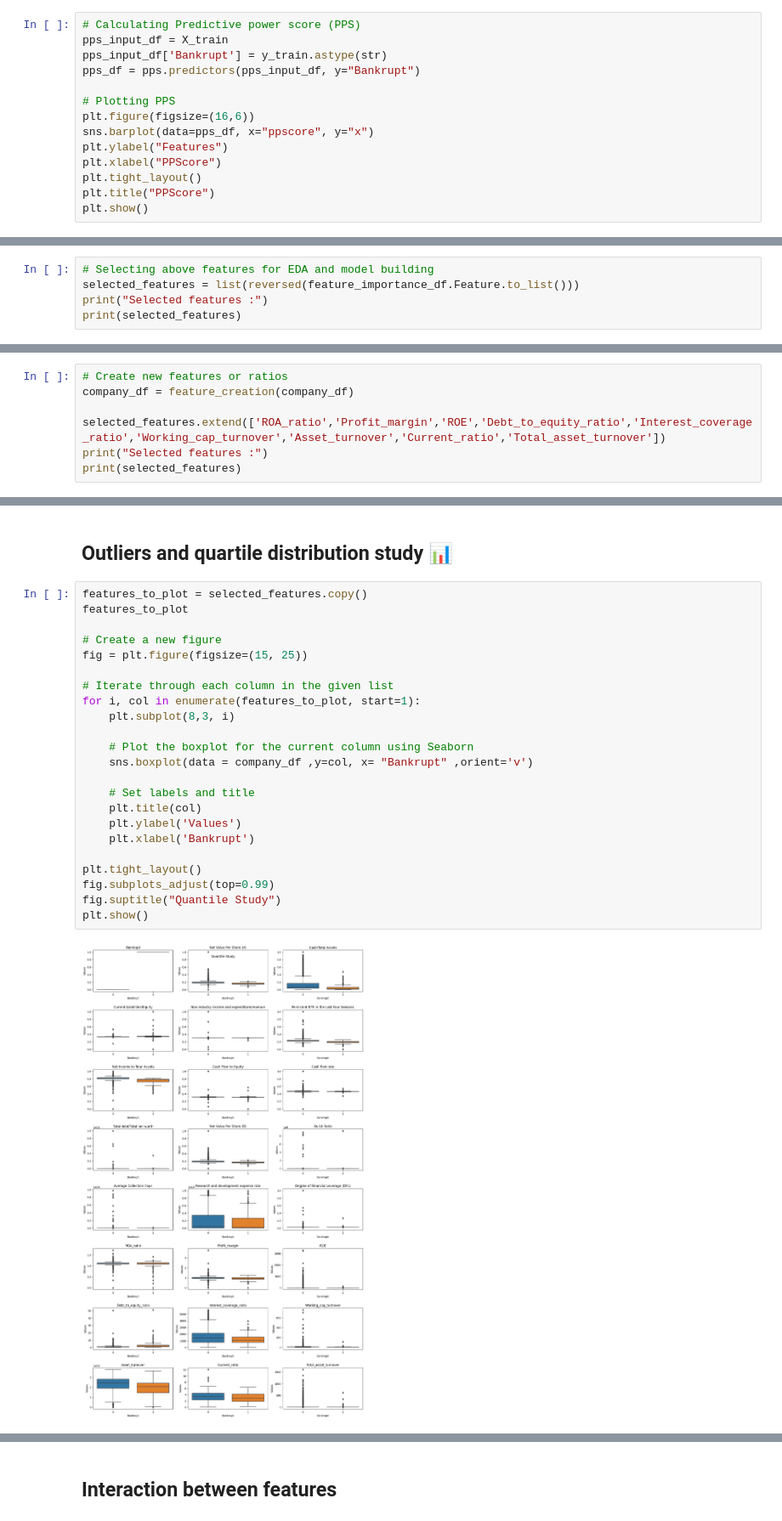
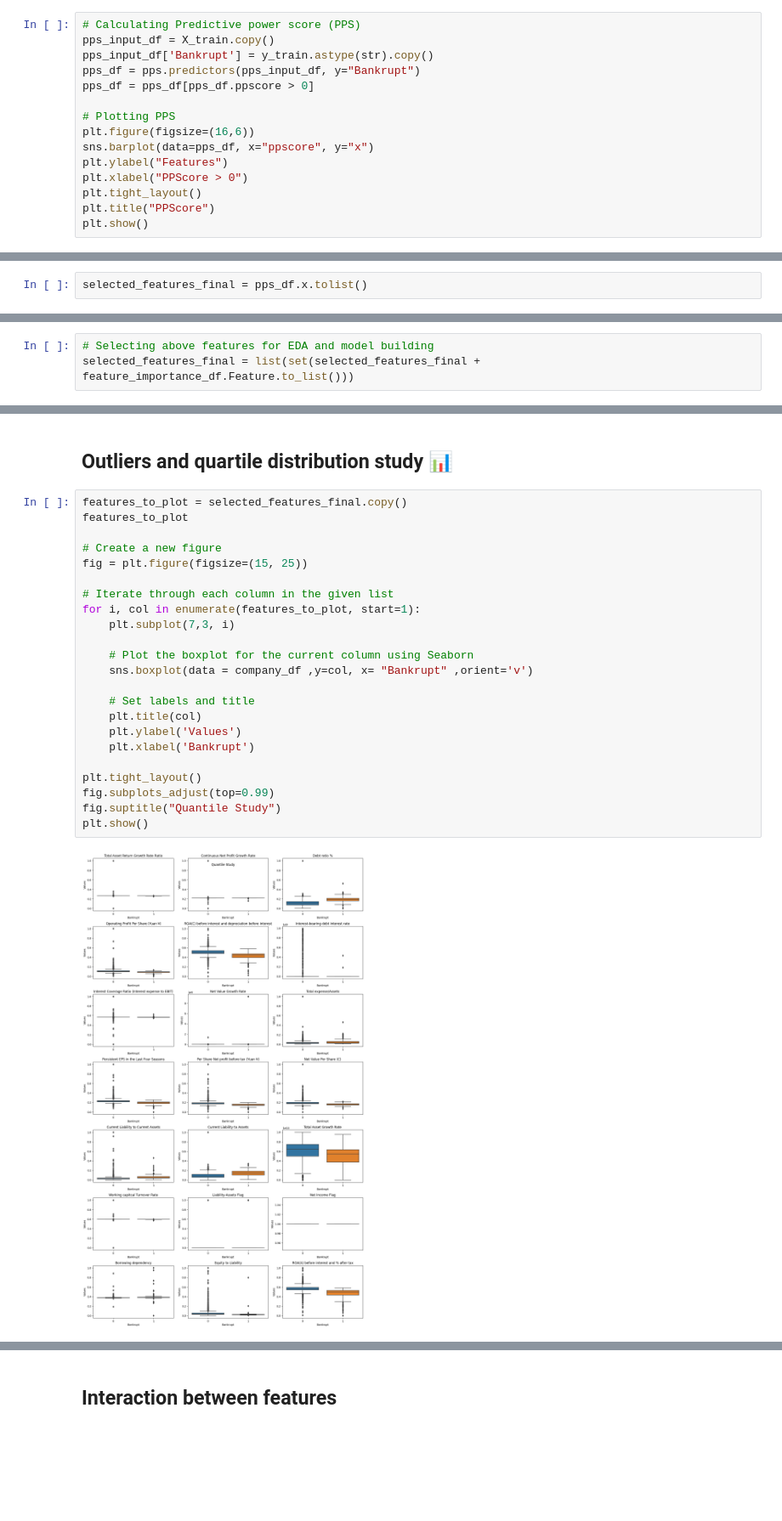
Before and after one commit to kuralamuthan300/bankruptcy_prediction, a Jupyter notebook: bankruptcy-eda-modelling.ipynb, the cells around one changed output, grey strips where cells are left out. Shown at 85% size. Cells and saved outputs as stored; diff of their text form; blank space fills up the shorter version.

```diff
--- a/bankruptcy-eda-modelling.ipynb
+++ b/bankruptcy-eda-modelling.ipynb
@@ -249,15 +265,16 @@ y = company_df.Bankrupt
 X_train, X_test, y_train, y_test = train_test_split(X, y, test_size=0.2, stratify=y, random_state=42)
 # %%
 # Calculating Predictive power score (PPS)
-pps_input_df = X_train
-pps_input_df['Bankrupt'] = y_train.astype(str)
+pps_input_df = X_train.copy()
+pps_input_df['Bankrupt'] = y_train.astype(str).copy()
 pps_df = pps.predictors(pps_input_df, y="Bankrupt")
+pps_df = pps_df[pps_df.ppscore > 0]
 
 # Plotting PPS
 plt.figure(figsize=(16,6))
 sns.barplot(data=pps_df, x="ppscore", y="x")
 plt.ylabel("Features")
-plt.xlabel("PPScore")
+plt.xlabel("PPScore > 0")
 plt.tight_layout()
 plt.title("PPScore")
 plt.show()
@@ -280,2 +295,4 @@ pps_df.sort_values(by=['ppscore'], ascending=False)[:10]
+# %%
+selected_features_final = pps_df.x.tolist()
 # %%
 # Get top n features
@@ -333,7 +350,5 @@ plt.show()
 # %%
 # Selecting above features for EDA and model building
-selected_features = list(reversed(feature_importance_df.Feature.to_list()))
-print("Selected features :")
-print(selected_features)
+selected_features_final = list(set(selected_features_final + feature_importance_df.Feature.to_list()))
 # %% [output]
 Selected features :
@@ -358,7 +355,0 @@ def feature_creation(df):
-# %%
-# Create new features or ratios
-company_df = feature_creation(company_df)
-
-selected_features.extend(['ROA_ratio','Profit_margin','ROE','Debt_to_equity_ratio','Interest_coverage_ratio','Working_cap_turnover','Asset_turnover','Current_ratio','Total_asset_turnover'])
-print("Selected features :")
-print(selected_features)
@@ -482,29 +468,29 @@ plt.show()
 # %% [markdown]
 ## Outliers and quartile distribution study 📊
 # %%
-features_to_plot = selected_features.copy()
+features_to_plot = selected_features_final.copy()
 features_to_plot
 
 # Create a new figure
 fig = plt.figure(figsize=(15, 25))
 
 # Iterate through each column in the given list
 for i, col in enumerate(features_to_plot, start=1):
-    plt.subplot(8,3, i)
+    plt.subplot(7,3, i)
 
     # Plot the boxplot for the current column using Seaborn
     sns.boxplot(data = company_df ,y=col, x= "Bankrupt" ,orient='v')
 
     # Set labels and title
     plt.title(col)
     plt.ylabel('Values')
     plt.xlabel('Bankrupt')
 
 plt.tight_layout()
 fig.subplots_adjust(top=0.99)
 fig.suptitle("Quantile Study")
 plt.show()
 # %% [output]
-[figure, old version]
+[figure, new version]
 # %% [markdown]
 > **Observations :**
```
Also changed, not shown: parts of 55 cells of this notebook.
